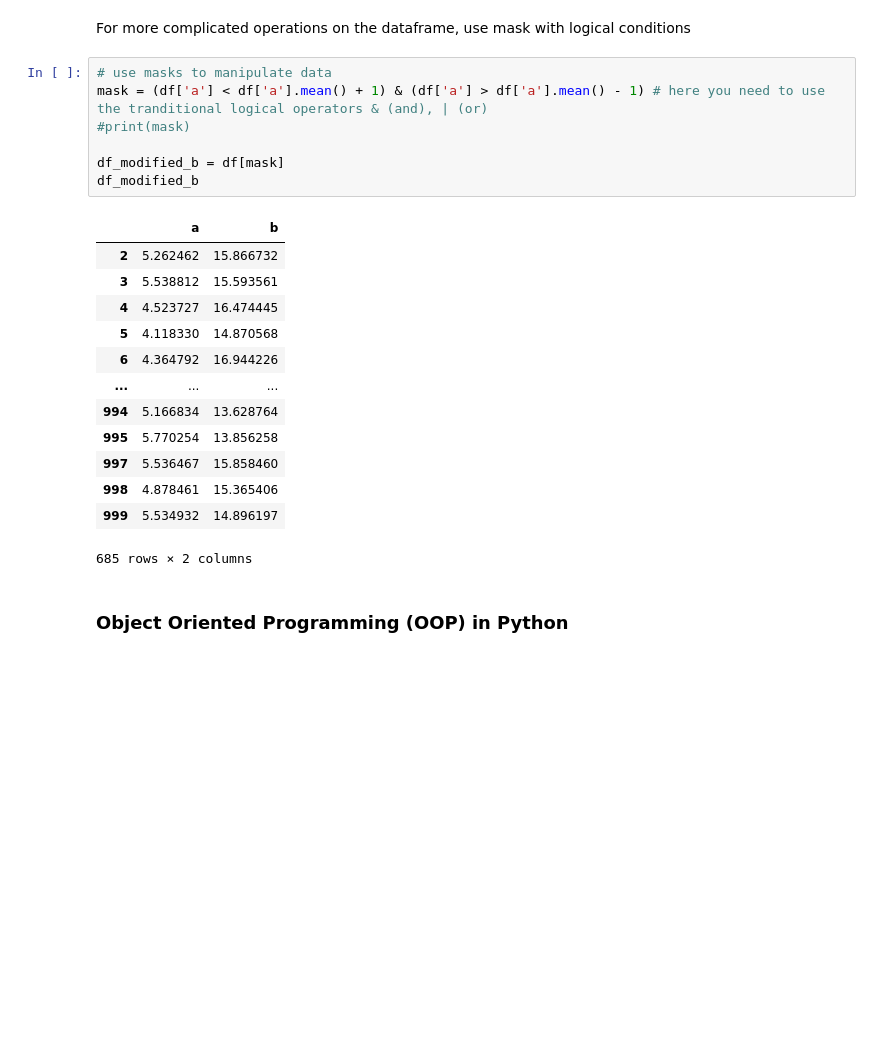
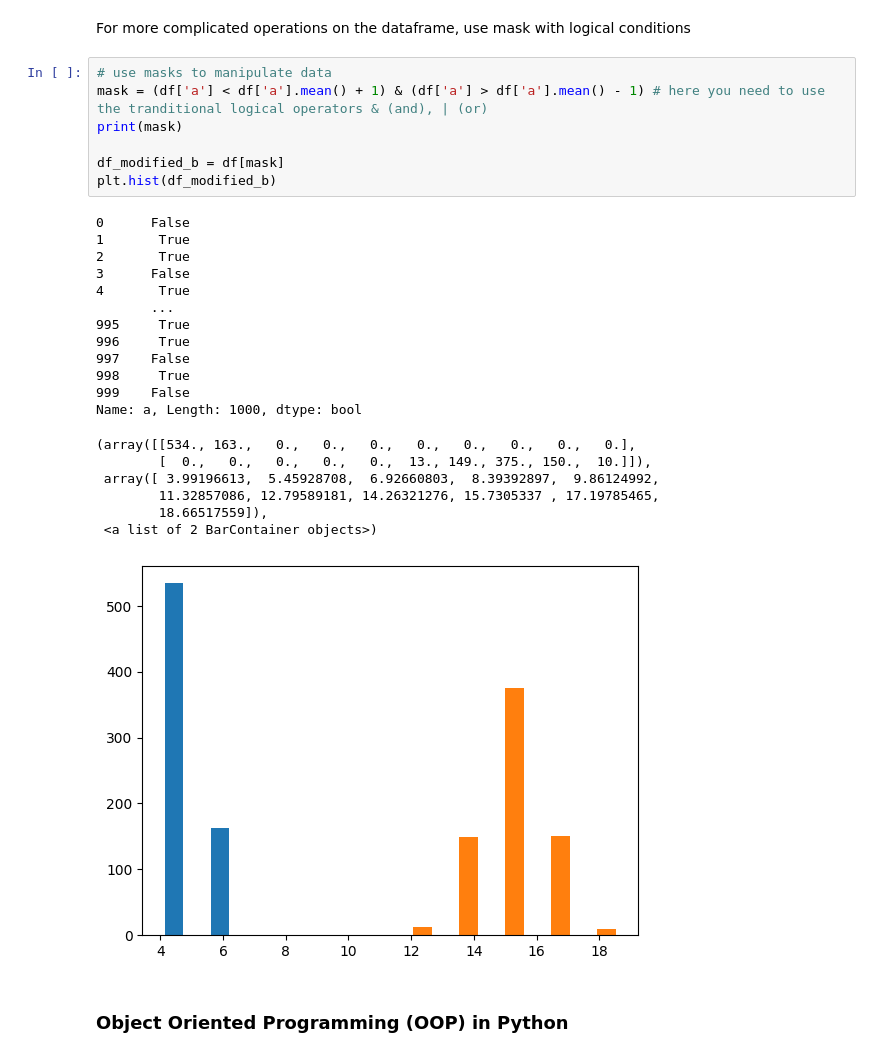
Before and after one commit to YellowCranberry/Software-Plumbing-Python-2022, a Jupyter notebook: Intro.ipynb, the cells around one changed output. Cells and saved outputs as stored; diff of their text form; blank space fills up the shorter version.

```diff
--- a/Intro.ipynb
+++ b/Intro.ipynb
@@ -357,24 +360,30 @@ For more complicated operations on the dataframe, use mask with logical conditio
 # %%
 # use masks to manipulate data
 mask = (df['a'] < df['a'].mean() + 1) & (df['a'] > df['a'].mean() - 1) # here you need to use the tranditional logical operators & (and), | (or)
-#print(mask)
+print(mask)
 
 df_modified_b = df[mask]
-df_modified_b
+plt.hist(df_modified_b)
 # %% [output]
-|  | a | b |
-| 2 | 5.262462 | 15.866732 |
-| 3 | 5.538812 | 15.593561 |
-| 4 | 4.523727 | 16.474445 |
-| 5 | 4.118330 | 14.870568 |
-| 6 | 4.364792 | 16.944226 |
-| ... | ... | ... |
-| 994 | 5.166834 | 13.628764 |
-| 995 | 5.770254 | 13.856258 |
-| 997 | 5.536467 | 15.858460 |
-| 998 | 4.878461 | 15.365406 |
-| 999 | 5.534932 | 14.896197 |
-685 rows × 2 columns
+0      False
+1       True
+2       True
+3      False
+4       True
+       ...
+995     True
+996     True
+997    False
+998     True
+999    False
+Name: a, Length: 1000, dtype: bool
+(array([[534., 163.,   0.,   0.,   0.,   0.,   0.,   0.,   0.,   0.],
+        [  0.,   0.,   0.,   0.,   0.,  13., 149., 375., 150.,  10.]]),
+ array([ 3.99196613,  5.45928708,  6.92660803,  8.39392897,  9.86124992,
+        11.32857086, 12.79589181, 14.26321276, 15.7305337 , 17.19785465,
+        18.66517559]),
+ <a list of 2 BarContainer objects>)
+[figure, added]
 # %% [markdown]
 ### Object Oriented Programming (OOP) in Python
 # %%
```
Also changed, not shown: parts of 11 cells of this notebook.
